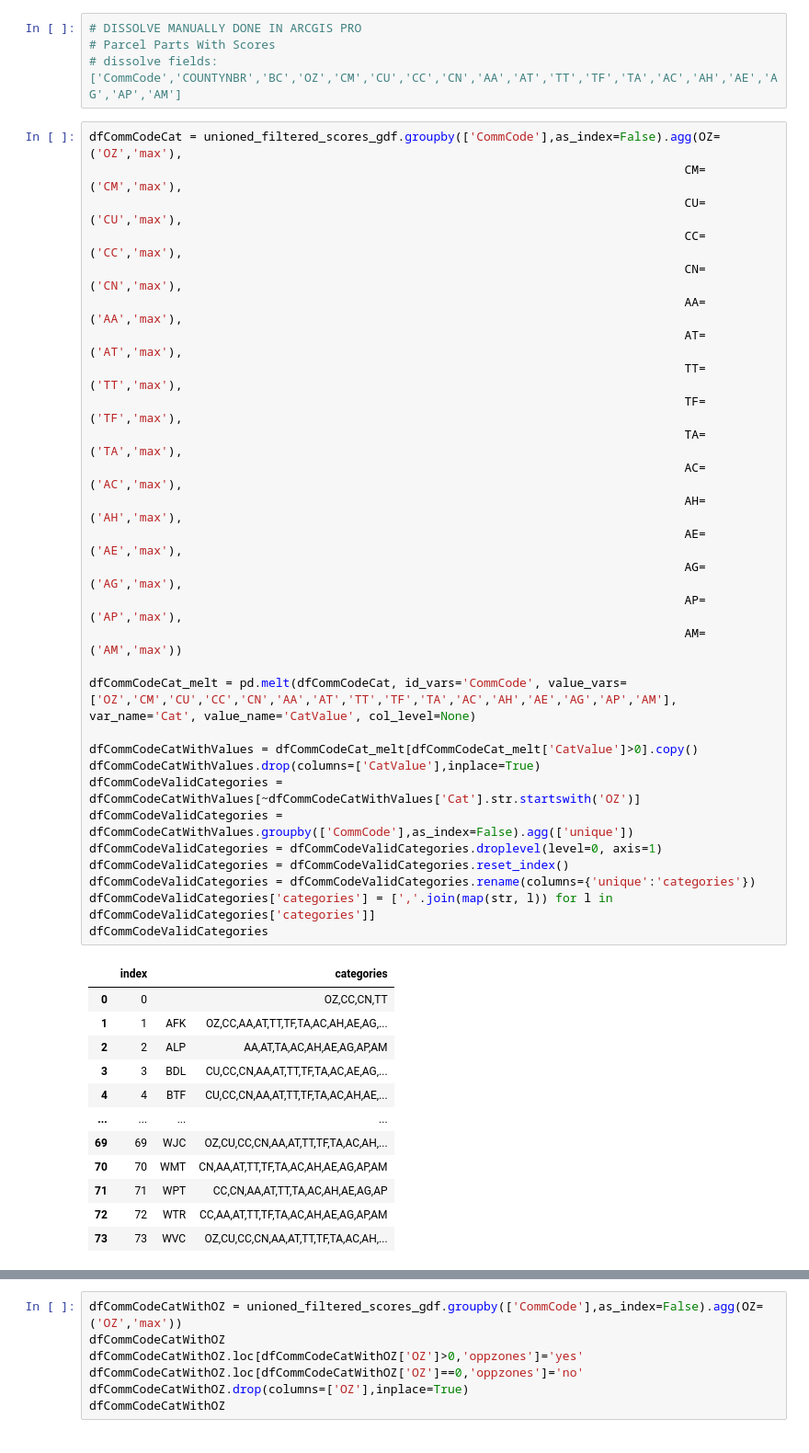
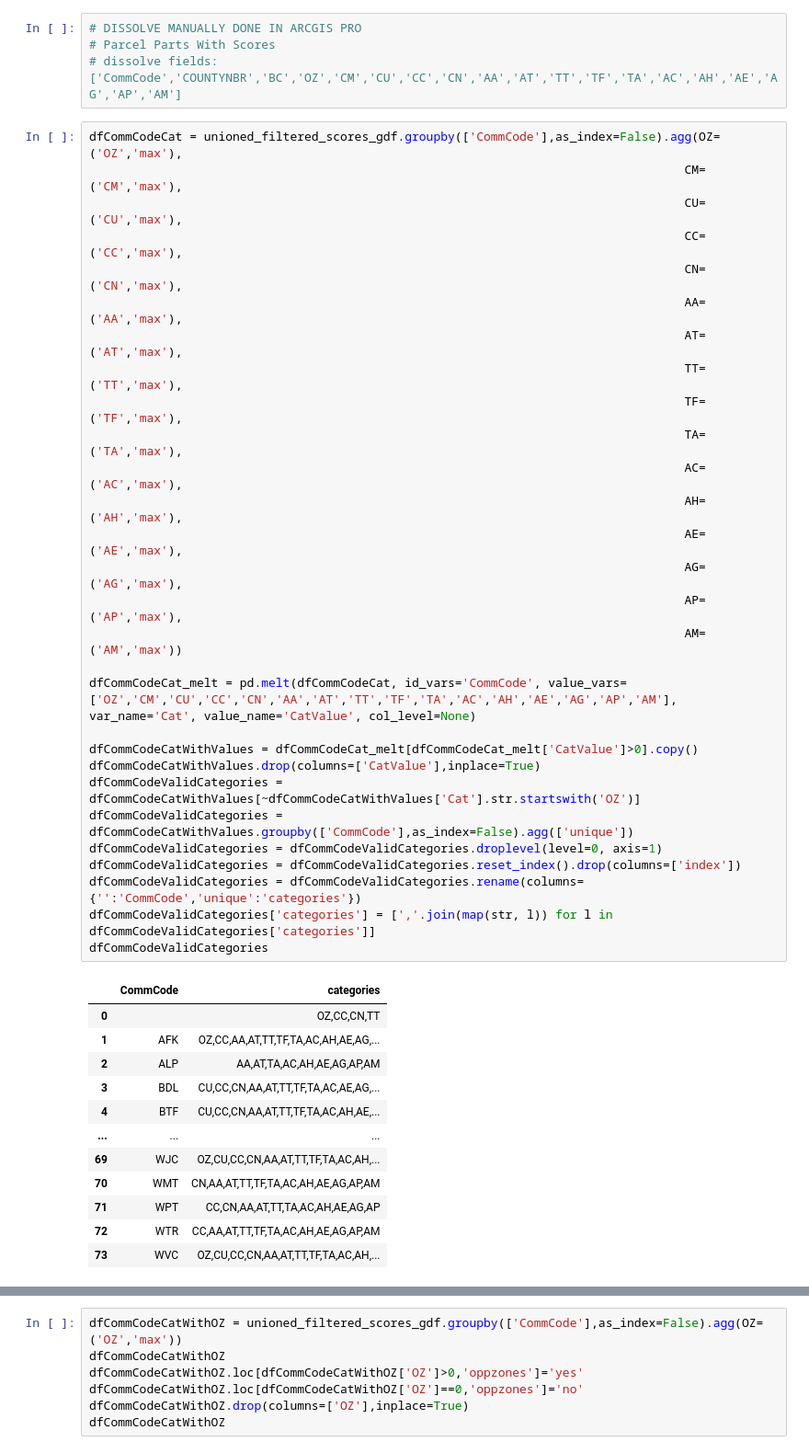
Before and after one commit to WFRCAnalytics/MAP-Housing-ATO-Calculator, a Jupyter notebook: HousingSuitability-PostUnionCalcs.ipynb, the cells around one changed output, grey strips where cells are left out. Shown at 92% size. Drawn from its saved outputs; the diff is of its cells as text.

```diff
--- a/HousingSuitability-PostUnionCalcs.ipynb
+++ b/HousingSuitability-PostUnionCalcs.ipynb
@@ -708,42 +708,42 @@ unioned_filtered_scores_gdf.to_file("results/UNIONED_withCenters202505.gpkg", la
 # %%
 dfCommCodeCat = unioned_filtered_scores_gdf.groupby(['CommCode'],as_index=False).agg(OZ=('OZ','max'),
                                                                                    CM=('CM','max'),
                                                                                    CU=('CU','max'),
                                                                                    CC=('CC','max'),
                                                                                    CN=('CN','max'),
                                                                                    AA=('AA','max'),
                                                                                    AT=('AT','max'),
                                                                                    TT=('TT','max'),
                                                                                    TF=('TF','max'),
                                                                                    TA=('TA','max'),
                                                                                    AC=('AC','max'),
                                                                                    AH=('AH','max'),
                                                                                    AE=('AE','max'),
                                                                                    AG=('AG','max'),
                                                                                    AP=('AP','max'),
                                                                                    AM=('AM','max'))
 
 dfCommCodeCat_melt = pd.melt(dfCommCodeCat, id_vars='CommCode', value_vars=['OZ','CM','CU','CC','CN','AA','AT','TT','TF','TA','AC','AH','AE','AG','AP','AM'], var_name='Cat', value_name='CatValue', col_level=None)
 
 dfCommCodeCatWithValues = dfCommCodeCat_melt[dfCommCodeCat_melt['CatValue']>0].copy()
 dfCommCodeCatWithValues.drop(columns=['CatValue'],inplace=True)
 dfCommCodeValidCategories = dfCommCodeCatWithValues[~dfCommCodeCatWithValues['Cat'].str.startswith('OZ')]
 dfCommCodeValidCategories = dfCommCodeCatWithValues.groupby(['CommCode'],as_index=False).agg(['unique'])
 dfCommCodeValidCategories = dfCommCodeValidCategories.droplevel(level=0, axis=1)
-dfCommCodeValidCategories = dfCommCodeValidCategories.reset_index()
-dfCommCodeValidCategories = dfCommCodeValidCategories.rename(columns={'unique':'categories'})
+dfCommCodeValidCategories = dfCommCodeValidCategories.reset_index().drop(columns=['index'])
+dfCommCodeValidCategories = dfCommCodeValidCategories.rename(columns={'':'CommCode','unique':'categories'})
 dfCommCodeValidCategories['categories'] = [','.join(map(str, l)) for l in dfCommCodeValidCategories['categories']]
 dfCommCodeValidCategories
 # %% [output]
-|  | index |  | categories |
-| 0 | 0 |  | OZ,CC,CN,TT |
-| 1 | 1 | AFK | OZ,CC,AA,AT,TT,TF,TA,AC,AH,AE,AG,... |
-| 2 | 2 | ALP | AA,AT,TA,AC,AH,AE,AG,AP,AM |
-| 3 | 3 | BDL | CU,CC,CN,AA,AT,TT,TF,TA,AC,AE,AG,... |
-| 4 | 4 | BTF | CU,CC,CN,AA,AT,TT,TF,TA,AC,AH,AE,... |
-| ... | ... | ... | ... |
-| 69 | 69 | WJC | OZ,CU,CC,CN,AA,AT,TT,TF,TA,AC,AH,... |
-| 70 | 70 | WMT | CN,AA,AT,TT,TF,TA,AC,AH,AE,AG,AP,AM |
-| 71 | 71 | WPT | CC,CN,AA,AT,TT,TA,AC,AH,AE,AG,AP |
-| 72 | 72 | WTR | CC,AA,AT,TT,TF,TA,AC,AH,AE,AG,AP,AM |
-| 73 | 73 | WVC | OZ,CU,CC,CN,AA,AT,TT,TF,TA,AC,AH,... |
+|  | CommCode | categories |
+| 0 |  | OZ,CC,CN,TT |
+| 1 | AFK | OZ,CC,AA,AT,TT,TF,TA,AC,AH,AE,AG,... |
+| 2 | ALP | AA,AT,TA,AC,AH,AE,AG,AP,AM |
+| 3 | BDL | CU,CC,CN,AA,AT,TT,TF,TA,AC,AE,AG,... |
+| 4 | BTF | CU,CC,CN,AA,AT,TT,TF,TA,AC,AH,AE,... |
+| ... | ... | ... |
+| 69 | WJC | OZ,CU,CC,CN,AA,AT,TT,TF,TA,AC,AH,... |
+| 70 | WMT | CN,AA,AT,TT,TF,TA,AC,AH,AE,AG,AP,AM |
+| 71 | WPT | CC,CN,AA,AT,TT,TA,AC,AH,AE,AG,AP |
+| 72 | WTR | CC,AA,AT,TT,TF,TA,AC,AH,AE,AG,AP,AM |
+| 73 | WVC | OZ,CU,CC,CN,AA,AT,TT,TF,TA,AC,AH,... |
```
Also changed, not shown: parts of 7 cells of this notebook, 3 other files.
